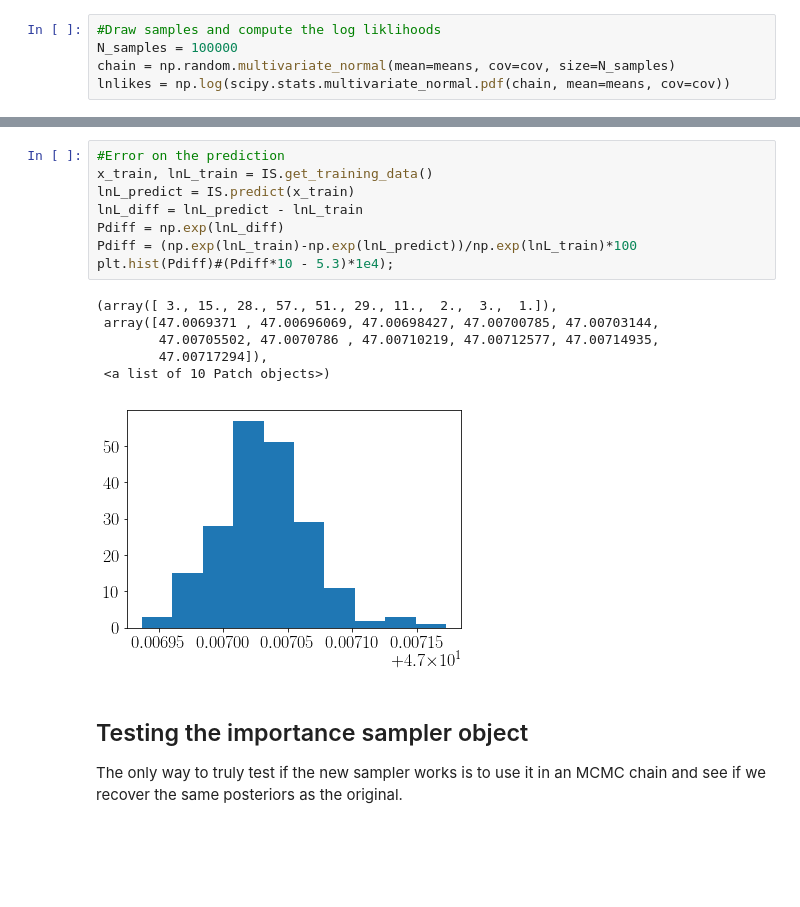
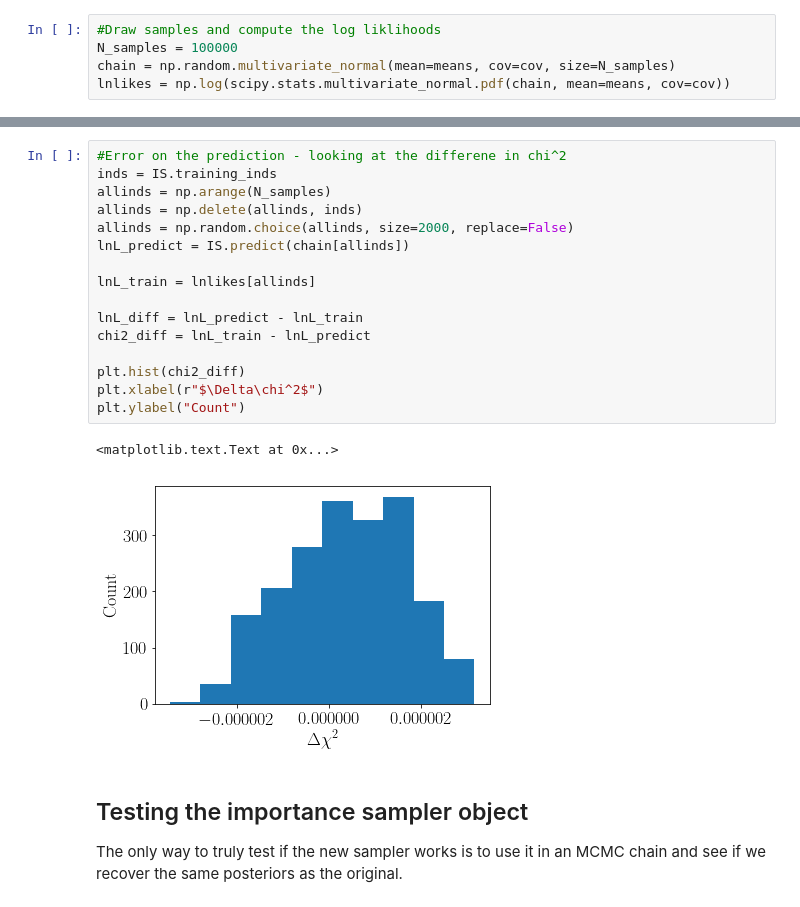
Before and after one commit to tmcclintock/GP_Importance_Sampler, a Jupyter notebook: notebooks/Basic example 1--two Gaussians.ipynb, the cells around one changed output, grey strips where cells are left out. Saved outputs shown, nothing was run; the diff lists cells and outputs as text; blank space fills up the shorter version.

```diff
--- a/notebooks/Basic example 1--two Gaussians.ipynb
+++ b/notebooks/Basic example 1--two Gaussians.ipynb
@@ -65,18 +65,22 @@ plt.ylabel(r"$y$")
-# %%
-#Error on the prediction
-x_train, lnL_train = IS.get_training_data()
-lnL_predict = IS.predict(x_train)
-lnL_diff = lnL_predict - lnL_train
-Pdiff = np.exp(lnL_diff)
-Pdiff = (np.exp(lnL_train)-np.exp(lnL_predict))/np.exp(lnL_train)*100
-plt.hist(Pdiff)#(Pdiff*10 - 5.3)*1e4);
-# %% [output]
-(array([ 3., 15., 28., 57., 51., 29., 11.,  2.,  3.,  1.]),
- array([47.0069371 , 47.00696069, 47.00698427, 47.00700785, 47.00703144,
-        47.00705502, 47.0070786 , 47.00710219, 47.00712577, 47.00714935,
-        47.00717294]),
- <a list of 10 Patch objects>)
-[figure, removed]
+# %%
+#Error on the prediction - looking at the differene in chi^2
+inds = IS.training_inds
+allinds = np.arange(N_samples)
+allinds = np.delete(allinds, inds)
+allinds = np.random.choice(allinds, size=2000, replace=False)
+lnL_predict = IS.predict(chain[allinds])
+
+lnL_train = lnlikes[allinds]
+
+lnL_diff = lnL_predict - lnL_train
+chi2_diff = lnL_train - lnL_predict
+
+plt.hist(chi2_diff)
+plt.xlabel(r"$\Delta\chi^2$")
+plt.ylabel("Count")
+# %% [output]
+<matplotlib.text.Text at 0x...>
+[figure, added]
 # %% [markdown]
 ## Testing the importance sampler object
 
```
Also changed, not shown: parts of 9 cells of this notebook, 5 other files.
